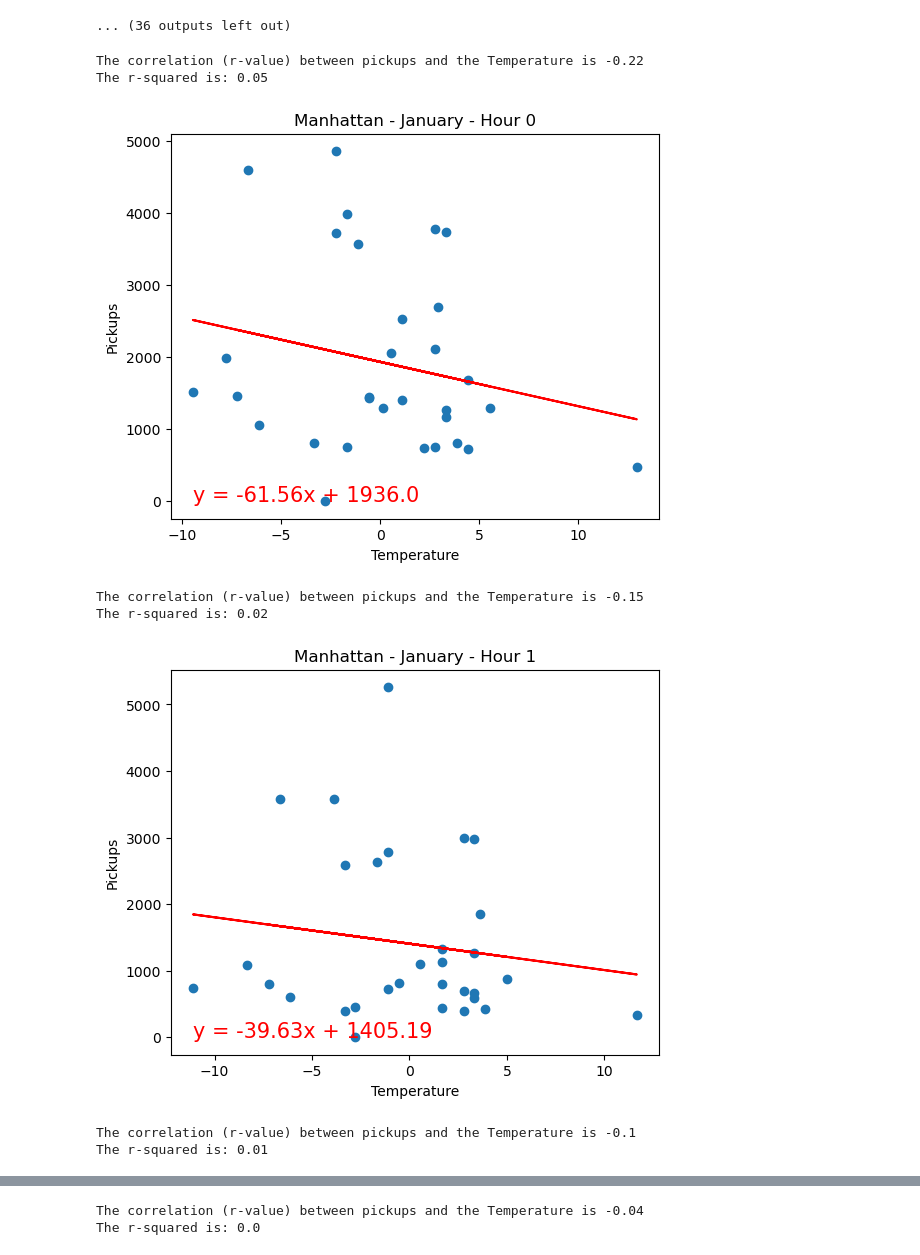
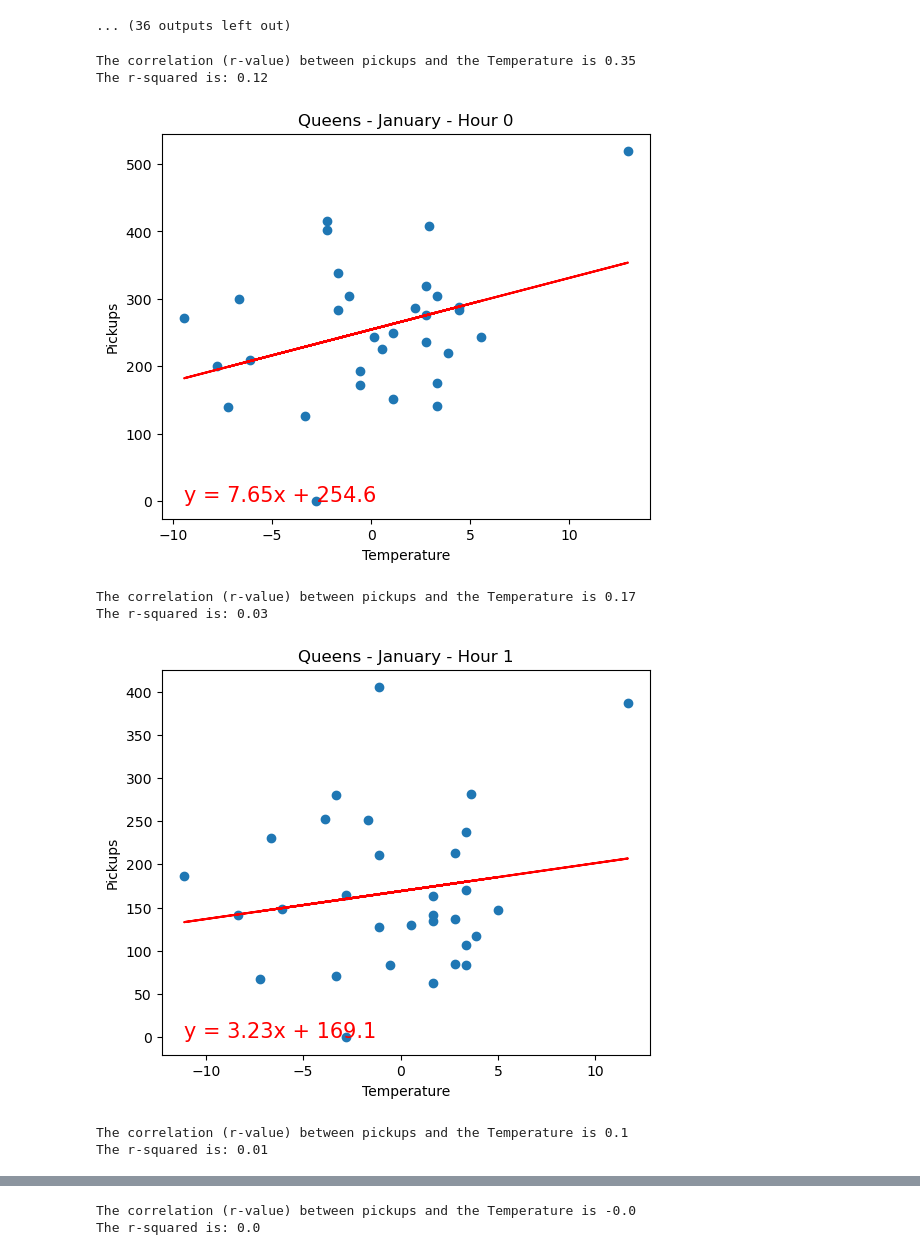
Before and after one commit to Jherza-X/Project1-Group9, a Jupyter notebook: Uber-Weather-Project/project-1 - Q1.ipynb, the cells around one changed output, grey strips where cells are left out. Saved outputs shown, nothing was run; the diff lists cells and outputs as text; code cells hidden in the pictures.

```diff
--- a/Uber-Weather-Project/project-1 - Q1.ipynb
+++ b/Uber-Weather-Project/project-1 - Q1.ipynb
@@ -147,6 +147,3 @@ The correlation (r-value) between pickups and the Precipitation 01 is 0.01
 The r-squared is: 0.0
 [figure]
 ... (6 outputs left out)
-# %%
-borough_data = df[(df['month'] == "April") & (df['borough'] == "Manhattan") & (df['hour'] == 1)]
-borough_data.reset_index(drop=True)
@@ -232,0 +187,14 @@ Most Negative Correlation:
+# %%
+# Find the top three maximum correlations
+top_max_corr_rows = corr_df.nlargest(10, 'corr')
+
+# Find the top three minimum correlations
+top_min_corr_rows = corr_df.nsmallest(10, 'corr')
+
+# Print the results for top three maximum correlations
+print("Top Ten Positive Correlations:")
+print(top_max_corr_rows)
+
+# Print the results for top three minimum correlations
+print("\nTop Ten Negative Correlations:")
+print(top_min_corr_rows)
@@ -447,7 +444,7 @@ The r-squared is: 0.04
 # %%
 # Filter data for January in the Manhattan at 24 hour
 for x in range(24):
-    data = df[(df['month'] == 'January') & (df['borough'] == 'Manhattan') & (df['hour'] == x)]
+    data = df[(df['month'] == 'January') & (df['borough'] == 'Queens') & (df['hour'] == x)]
     pickups = data['pickups']
     variable_data = data['Temperature']
 
@@ -463,39 +460,39 @@ for x in range(24):
     # Perform linear regression analysis
     (slope, intercept, rvalue, pvalue, stderr) = linregress(variable_data, pickups)
 
     # Calculate the values predicted by the linear regression model
     regress_values = (variable_data * slope + intercept)
 
     # Create a string representing the equation of the regression line
     line_eq = "y = " + str(round(slope, 2)) + "x + " + str(round(intercept, 2))
 
     # Create a scatter plot of the current variable against 'pickups'
     plt.scatter(variable_data, pickups)
 
     # Plot the regression line in red
     plt.plot(variable_data, regress_values, "r-")
 
     # Annotate the plot with the regression equation
     plt.annotate(line_eq, (min(variable_data), min(pickups)), fontsize=15, color="red")
 
     # Set labels for the y-axis and x-axis
     plt.xlabel('Temperature')
     plt.ylabel("Pickups")
 
-    plt.title(f"Manhattan - January - Hour {x}")
+    plt.title(f"Queens - January - Hour {x}")
 
     # Print the r-squared value (coefficient of determination), rounded to two decimal places
     print(f"The r-squared is: {round(rvalue**2, 2)}")
 
     # Display the plots
 
     plt.show()
 # %% [output]
-The correlation (r-value) between pickups and the Temperature is -0.22
-The r-squared is: 0.05
+The correlation (r-value) between pickups and the Temperature is 0.35
+The r-squared is: 0.12
-[figure, old version]
+[figure, new version]
-The correlation (r-value) between pickups and the Temperature is -0.15
-The r-squared is: 0.02
+The correlation (r-value) between pickups and the Temperature is 0.17
+The r-squared is: 0.03
-[figure, old version]
+[figure, new version]
-The correlation (r-value) between pickups and the Temperature is -0.1
+The correlation (r-value) between pickups and the Temperature is 0.1
 The r-squared is: 0.01
@@ -503,2 +500,2 @@ The r-squared is: 0.01
-The correlation (r-value) between pickups and the Temperature is -0.04
+The correlation (r-value) between pickups and the Temperature is -0.0
 The r-squared is: 0.0
```
Also changed, not shown: parts of 9 cells of this notebook.
